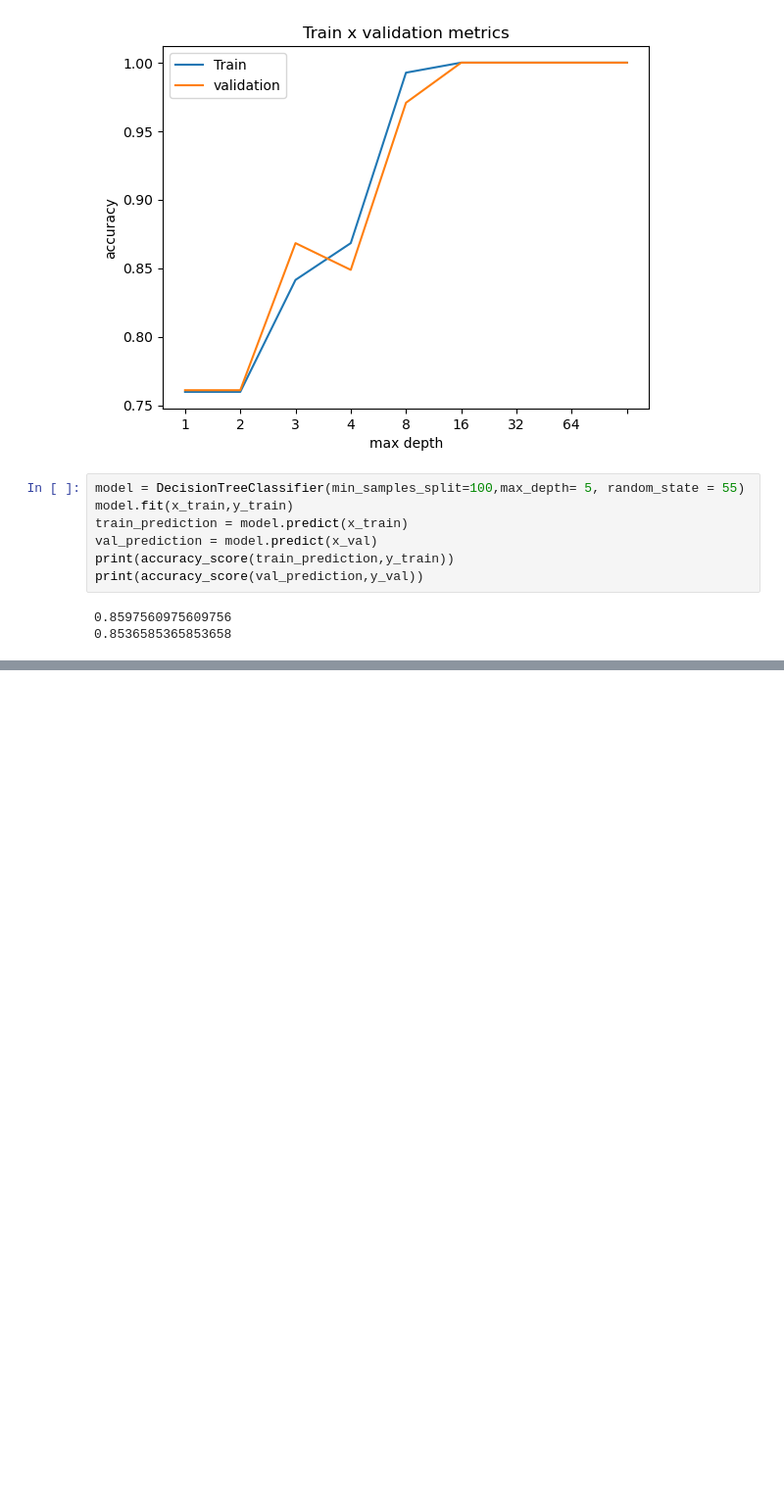
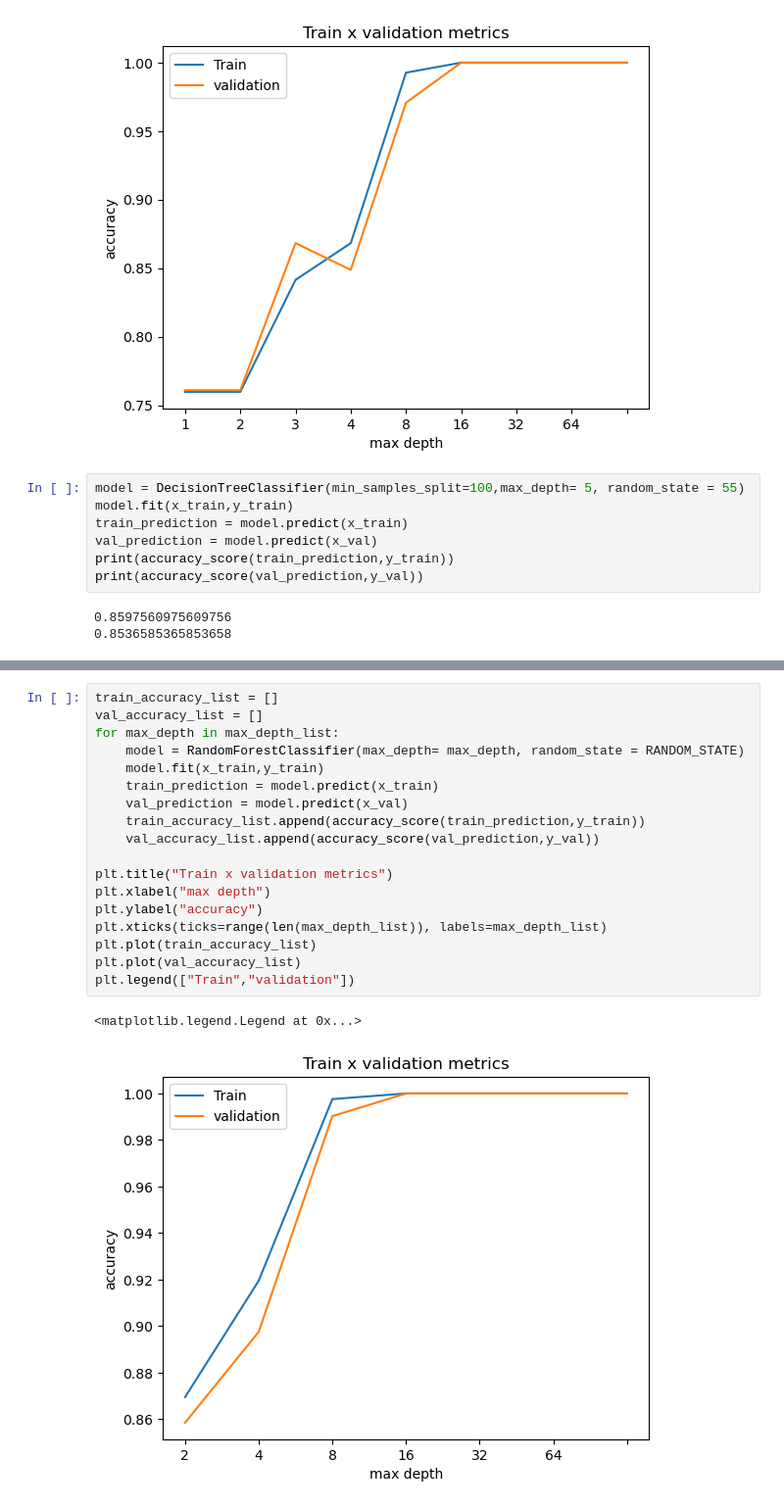
Before and after one commit to rashidulhaq-coding/Machine-learning-projects, a Jupyter notebook: heart-disease-prediction-using-decision-trees.ipynb, the cells around one changed output, grey strips where cells are left out. Shown at 98% size. Cells and saved outputs as stored; diff of their text form; blank space fills up the shorter version.

```diff
--- a/heart-disease-prediction-using-decision-trees.ipynb
+++ b/heart-disease-prediction-using-decision-trees.ipynb
@@ -125,0 +157,21 @@ print(accuracy_score(val_prediction,y_val))
+# %%
+train_accuracy_list = []
+val_accuracy_list = []
+for max_depth in max_depth_list:
+    model = RandomForestClassifier(max_depth= max_depth, random_state = RANDOM_STATE)
+    model.fit(x_train,y_train)
+    train_prediction = model.predict(x_train)
+    val_prediction = model.predict(x_val)
+    train_accuracy_list.append(accuracy_score(train_prediction,y_train))
+    val_accuracy_list.append(accuracy_score(val_prediction,y_val))
+
+plt.title("Train x validation metrics")
+plt.xlabel("max depth")
+plt.ylabel("accuracy")
+plt.xticks(ticks=range(len(max_depth_list)), labels=max_depth_list)
+plt.plot(train_accuracy_list)
+plt.plot(val_accuracy_list)
+plt.legend(["Train","validation"])
+# %% [output]
+<matplotlib.legend.Legend at 0x...>
+[figure, added]
```
Also changed, not shown: parts of 15 cells of this notebook.
